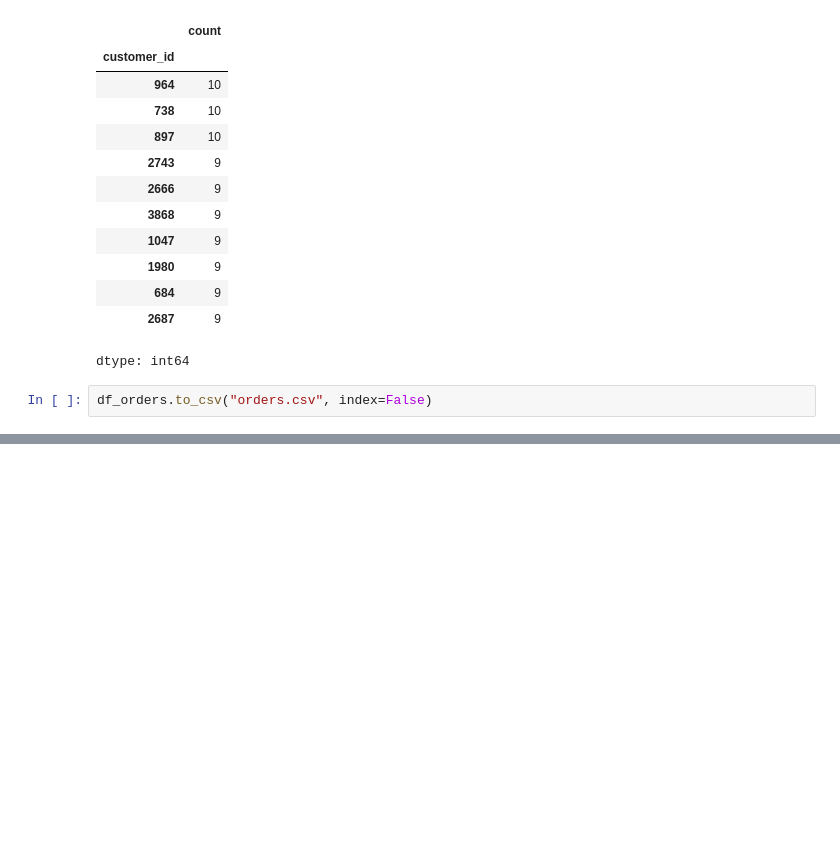
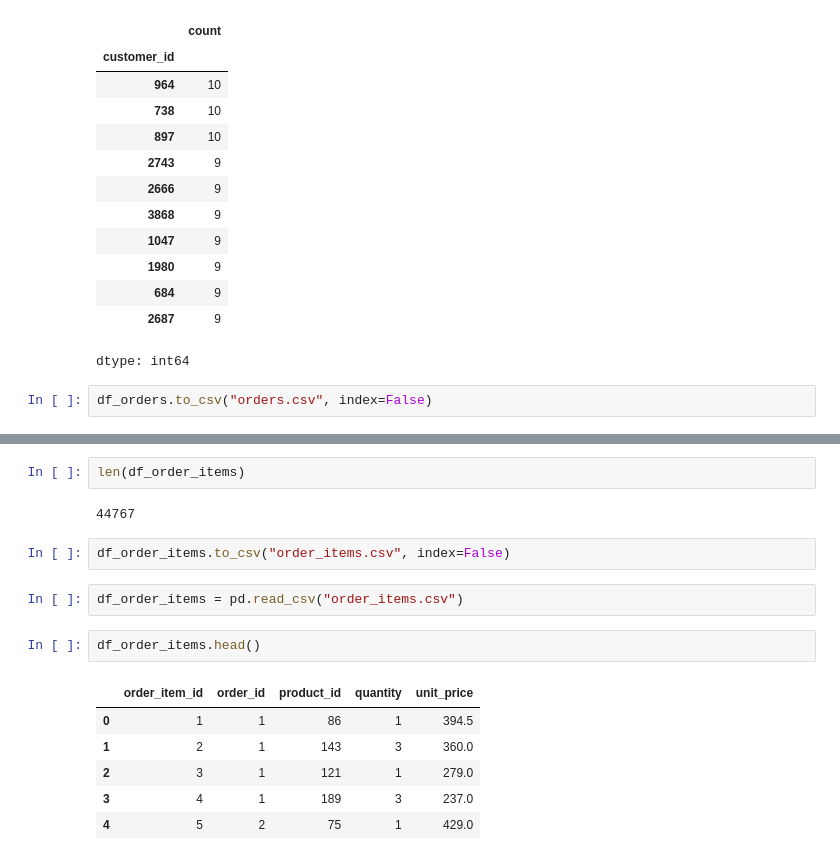
Before and after one commit to DarellYuhu/data-analytics-training, a Jupyter notebook: Order.ipynb, the cells around one changed output, grey strips where cells are left out. Cells and saved outputs as stored; diff of their text form; blank space fills up the shorter version.

```diff
--- a/Order.ipynb
+++ b/Order.ipynb
@@ -264,0 +320,17 @@ df_orders.to_csv("orders.csv", index=False)
+# %%
+len(df_order_items)
+# %% [output]
+44767
+# %%
+df_order_items.to_csv("order_items.csv", index=False)
+# %%
+df_order_items = pd.read_csv("order_items.csv")
+# %%
+df_order_items.head()
+# %% [output]
+|  | order_item_id | order_id | product_id | quantity | unit_price |
+| 0 | 1 | 1 | 86 | 1 | 394.5 |
+| 1 | 2 | 1 | 143 | 3 | 360.0 |
+| 2 | 3 | 1 | 121 | 1 | 279.0 |
+| 3 | 4 | 1 | 189 | 3 | 237.0 |
+| 4 | 5 | 2 | 75 | 1 | 429.0 |
```
Also changed, not shown: parts of 12 cells of this notebook.
